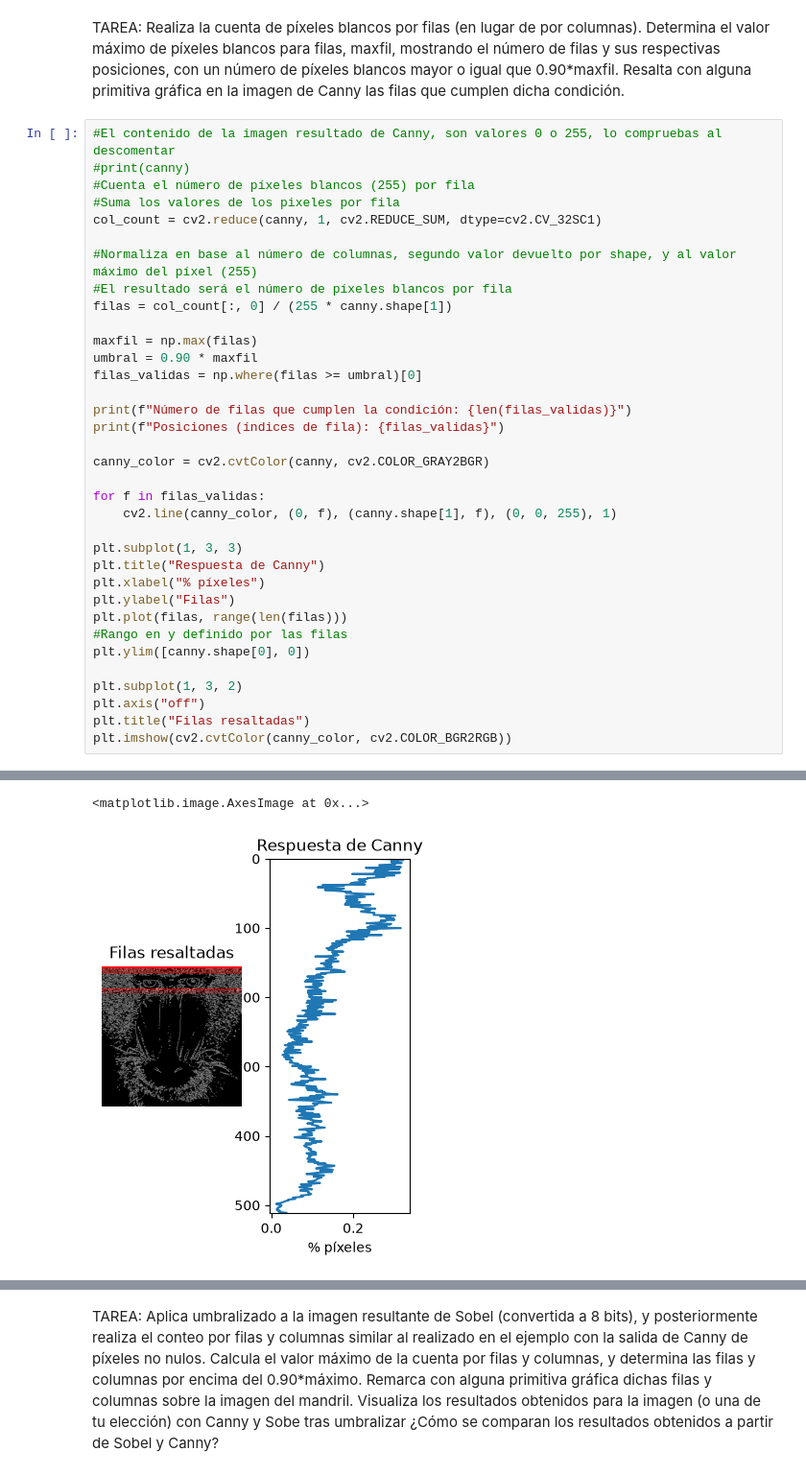
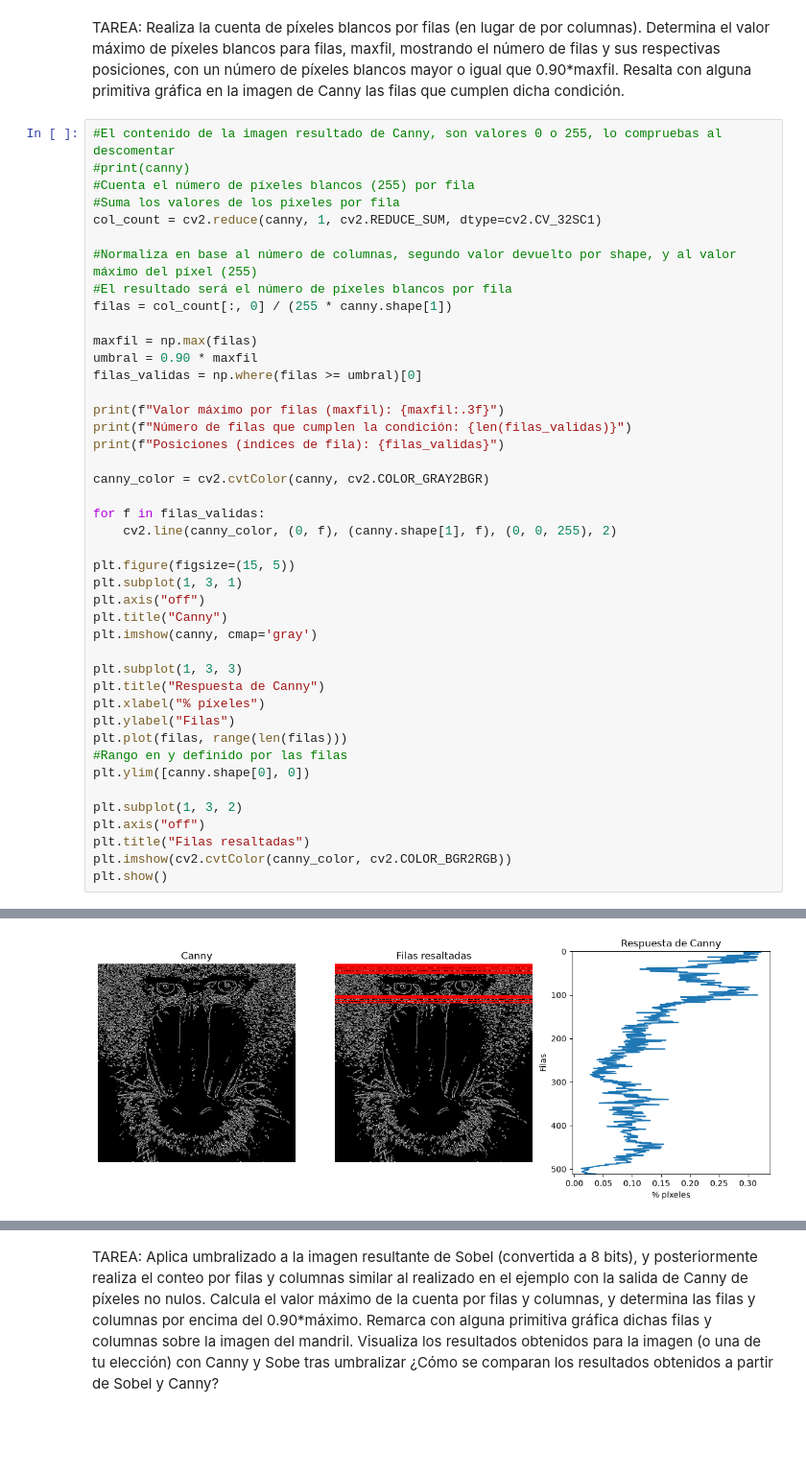
Before and after one commit to YoelRuso/VC_P2, a Jupyter notebook: VC_P2.ipynb, the cells around one changed output, grey strips where cells are left out. Shown at 96% size. Drawn from its saved outputs; the diff is of its cells as text; blank space fills up the shorter version.

```diff
--- a/VC_P2.ipynb
+++ b/VC_P2.ipynb
@@ -165,13 +34,20 @@ maxfil = np.max(filas)
 umbral = 0.90 * maxfil
 filas_validas = np.where(filas >= umbral)[0]
 
+print(f"Valor máximo por filas (maxfil): {maxfil:.3f}")
 print(f"Número de filas que cumplen la condición: {len(filas_validas)}")
 print(f"Posiciones (índices de fila): {filas_validas}")
 
 canny_color = cv2.cvtColor(canny, cv2.COLOR_GRAY2BGR)
 
 for f in filas_validas:
-    cv2.line(canny_color, (0, f), (canny.shape[1], f), (0, 0, 255), 1)
+    cv2.line(canny_color, (0, f), (canny.shape[1], f), (0, 0, 255), 2)
+
+plt.figure(figsize=(15, 5))
+plt.subplot(1, 3, 1)
+plt.axis("off")
+plt.title("Canny")
+plt.imshow(canny, cmap='gray')
 
 plt.subplot(1, 3, 3)
 plt.title("Respuesta de Canny")
@@ -185,4 +61,5 @@ plt.subplot(1, 3, 2)
 plt.axis("off")
 plt.title("Filas resaltadas")
 plt.imshow(cv2.cvtColor(canny_color, cv2.COLOR_BGR2RGB))
+plt.show()
 # %% [output]
@@ -189,5 +67,4 @@ plt.imshow(cv2.cvtColor(canny_color, cv2.COLOR_BGR2RGB))
 Número de filas que cumplen la condición: 20
 Posiciones (índices de fila): [  1   2   3   4   5   6   7   8  12  15  20  21  23  24  82  84  86  88
   94 100]
-<matplotlib.image.AxesImage at 0x...>
-[figure, old version]
+[figure, new version]
```
Also changed, not shown: parts of 37 cells of this notebook, 3 other files.
